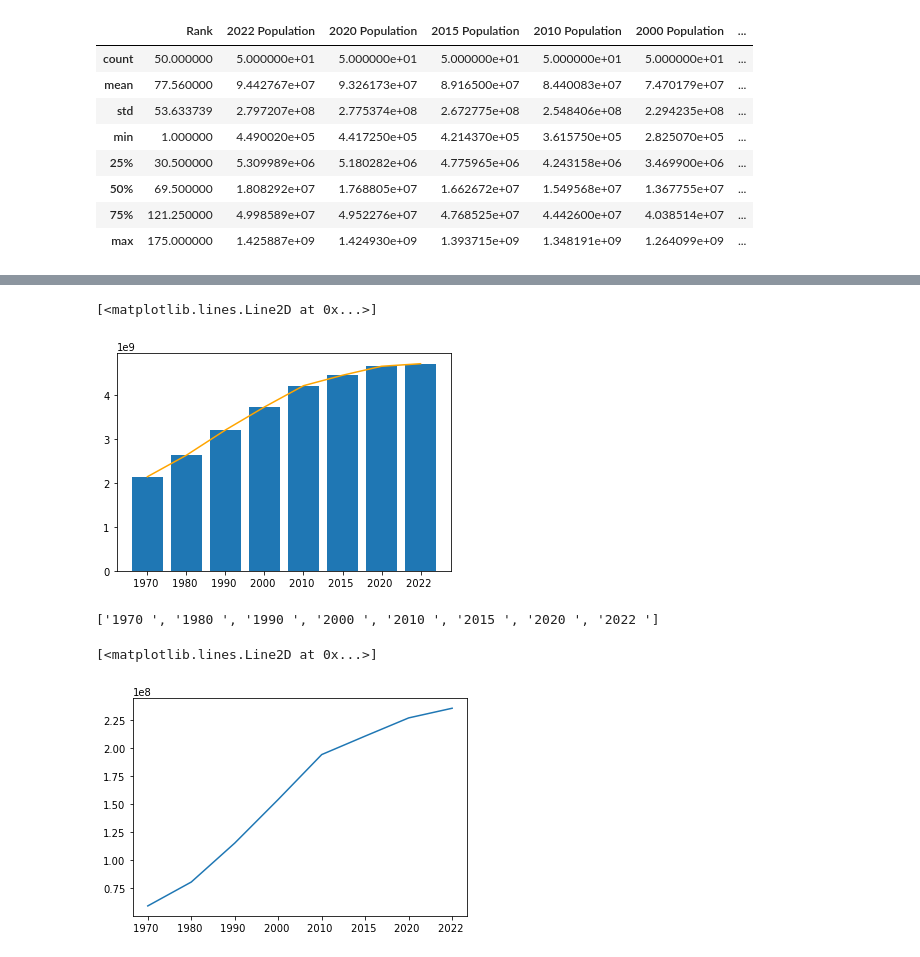
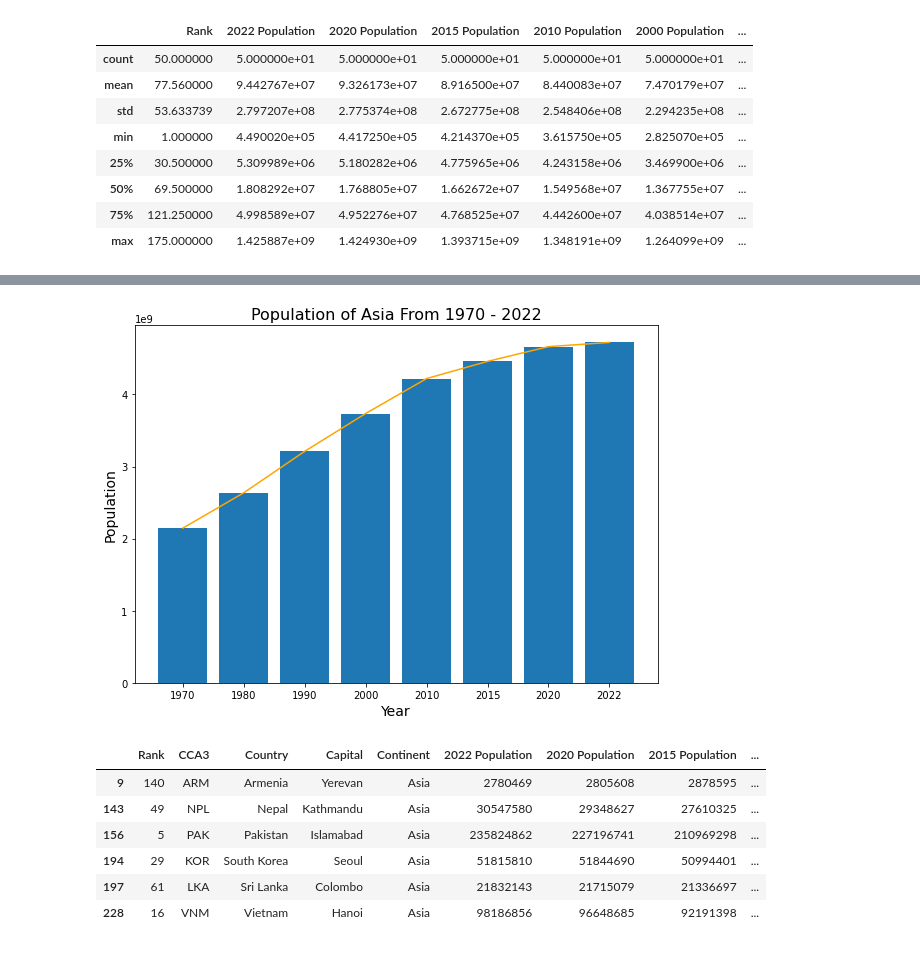
Before and after one commit to dbenitoe/TTS-Final-Project-Submission, a Jupyter notebook: Asia_Population.ipynb, the cells around one changed output, grey strips where cells are left out. Saved outputs shown, nothing was run; the diff lists cells and outputs as text; code cells hidden in the pictures.

Commit message:
Tidy up notebook and graph improvements
Put data for each country of interest into a single dataframe 'data'

```diff
--- a/Asia_Population.ipynb
+++ b/Asia_Population.ipynb
@@ -104,28 +84,32 @@ years = []
 for column in pop_columns:
     column.split()
     year = column[0:5]
-    years.append(year)
-
-fig, ax = plt.subplots()
-ax.bar(years, pop_totals)
-ax.plot(years, pop_totals, color = 'orange')
+    years.append(year.strip())
-# %% [output]
-[<matplotlib.lines.Line2D at 0x...>]
-[figure, removed]
+# %%
+fig, ax = plt.subplots(figsize=(8,6))
+ax.bar(years, pop_totals)
+ax.plot(years, pop_totals, color = 'orange')
+
+ax.set_title('Population of Asia From 1970 - 2022', fontsize=16)
+ax.set_ylabel('Population', fontsize=14)
+ax.set_xlabel('Year', fontsize=14)
+fig.tight_layout()
+# %% [output]
+[figure, added]
 # %%
-print(years)
+armenia = asia[asia['Country'] == 'Armenia']
+nepal = asia[asia['Country'] == 'Nepal']
 pakistan = asia[asia['Country'] == 'Pakistan']
-pak = pakistan.values
-pop_array = pak[0, 5:13]
-
-pakistan_pop_list = []
-for i in range(len(pop_array)):
-    pakistan_pop_list.append(pop_array[i])
-
-pakistan_pop_list.reverse()
-
-plt.plot(years, pakistan_pop_list)
+s_korea = asia[asia['Country'] == 'South Korea']
+sri_lanka = asia[asia['Country'] == 'Sri Lanka']
+vietnam = asia[asia['Country'] == 'Vietnam']
+data = pd.concat([armenia, nepal, pakistan, s_korea, sri_lanka, vietnam])
+data
 # %% [output]
-['1970 ', '1980 ', '1990 ', '2000 ', '2010 ', '2015 ', '2020 ', '2022 ']
-[<matplotlib.lines.Line2D at 0x...>]
-[figure, removed]
+|  | Rank | CCA3 | Country | Capital | Continent | 2022 Population | 2020 Population | 2015 Population | ... |
+| 9 | 140 | ARM | Armenia | Yerevan | Asia | 2780469 | 2805608 | 2878595 | ... |
+| 143 | 49 | NPL | Nepal | Kathmandu | Asia | 30547580 | 29348627 | 27610325 | ... |
+| 156 | 5 | PAK | Pakistan | Islamabad | Asia | 235824862 | 227196741 | 210969298 | ... |
+| 194 | 29 | KOR | South Korea | Seoul | Asia | 51815810 | 51844690 | 50994401 | ... |
+| 197 | 61 | LKA | Sri Lanka | Colombo | Asia | 21832143 | 21715079 | 21336697 | ... |
+| 228 | 16 | VNM | Vietnam | Hanoi | Asia | 98186856 | 96648685 | 92191398 | ... |
```
Also changed, not shown: parts of 5 cells of this notebook.
